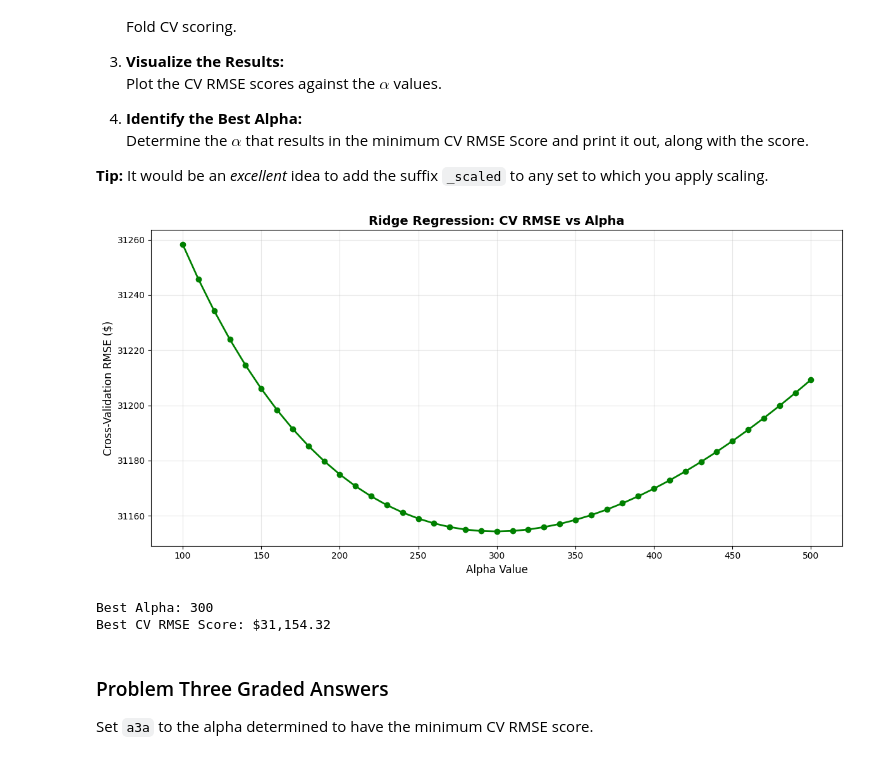
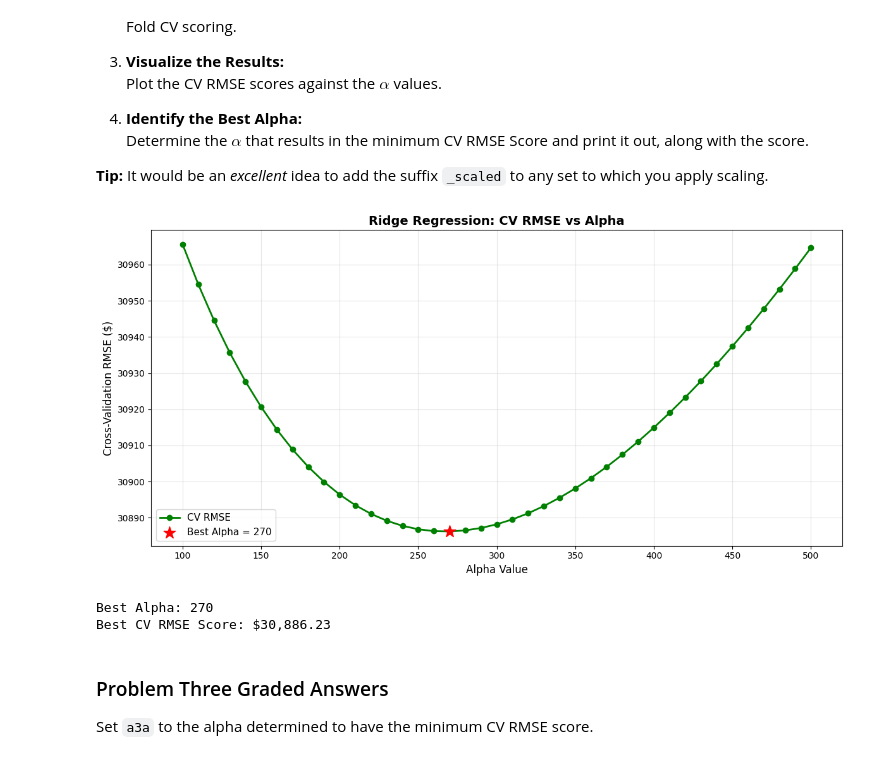
Before and after one commit to rajraman7/Module-3-Assignments, a Jupyter notebook: Homework_05.ipynb, the cells around one changed output. Saved outputs shown, nothing was run; the diff lists cells and outputs as text; code cells hidden in the pictures.

```diff
--- a/Homework_05.ipynb
+++ b/Homework_05.ipynb
@@ -435,49 +435,51 @@ This introduces another instance of the model selection problem: we must determi
 # %%
 # Your code here
 
 # Step 1: Standardize the data
 scaler = StandardScaler()
 X_train_scaled = scaler.fit_transform(X_train)
 X_test_scaled = scaler.transform(X_test)
 
 # Convert back to DataFrames to preserve column names (optional but helpful)
 X_train_scaled = pd.DataFrame(X_train_scaled, columns=X_train.columns)
 X_test_scaled = pd.DataFrame(X_test_scaled, columns=X_test.columns)
 
 # Step 2: Perform cross-validation over a range of alpha values
 alphas = range(100, 501, 10)  # {100, 110, 120, ..., 500}
 cv_rmse_scores_ridge = []
 
 for alpha in alphas:
     ridge_model = Ridge(alpha=alpha)
-    # Get CV scores (negative MSE)
+    # Get CV scores using 5-Fold CV with RMSE scoring (negative RMSE)
     cv_scores = cross_val_score(ridge_model, X_train_scaled, y_train,
-                                scoring='neg_mean_squared_error', cv=5, n_jobs=-1)
-    # Convert to RMSE
-    cv_rmse = np.sqrt(-cv_scores.mean())
+                                scoring='neg_root_mean_squared_error', cv=5, n_jobs=-1)
+    # Take negative of mean score to get positive RMSE
+    cv_rmse = -cv_scores.mean()
     cv_rmse_scores_ridge.append(cv_rmse)
-
-# Step 3: Visualize the results
-plt.figure(figsize=(12, 6))
-plt.plot(alphas, cv_rmse_scores_ridge, marker='o', linestyle='-', color='g', linewidth=2)
-plt.xlabel('Alpha Value', fontsize=12)
-plt.ylabel('Cross-Validation RMSE ($)', fontsize=12)
-plt.title('Ridge Regression: CV RMSE vs Alpha', fontsize=14, fontweight='bold')
-plt.grid(True, alpha=0.3)
-plt.tight_layout()
-plt.show()
 
 # Step 4: Identify the best alpha
 best_alpha_idx = np.argmin(cv_rmse_scores_ridge)
 best_alpha_ridge = list(alphas)[best_alpha_idx]
 best_cv_rmse_ridge = cv_rmse_scores_ridge[best_alpha_idx]
 
+# Step 3: Visualize the results
+plt.figure(figsize=(12, 6))
+plt.plot(alphas, cv_rmse_scores_ridge, marker='o', linestyle='-', color='g', linewidth=2, label='CV RMSE')
+plt.scatter([best_alpha_ridge], [best_cv_rmse_ridge], color='red', s=200, marker='*', zorder=5, label=f'Best Alpha = {best_alpha_ridge}')
+plt.xlabel('Alpha Value', fontsize=12)
+plt.ylabel('Cross-Validation RMSE ($)', fontsize=12)
+plt.title('Ridge Regression: CV RMSE vs Alpha', fontsize=14, fontweight='bold')
+plt.grid(True, alpha=0.3)
+plt.legend(fontsize=11)
+plt.tight_layout()
+plt.show()
+
 print(f"\nBest Alpha: {best_alpha_ridge}")
 print(f"Best CV RMSE Score: ${best_cv_rmse_ridge:,.2f}")
 # %% [output]
-[figure, old version]
+[figure, new version]
-Best Alpha: 300
-Best CV RMSE Score: $31,154.32
+Best Alpha: 270
+Best CV RMSE Score: $30,886.23
 # %% [markdown]
 ### Problem Three Graded Answers
 
```
Also changed, not shown: parts of 8 cells of this notebook, 4 other files.
